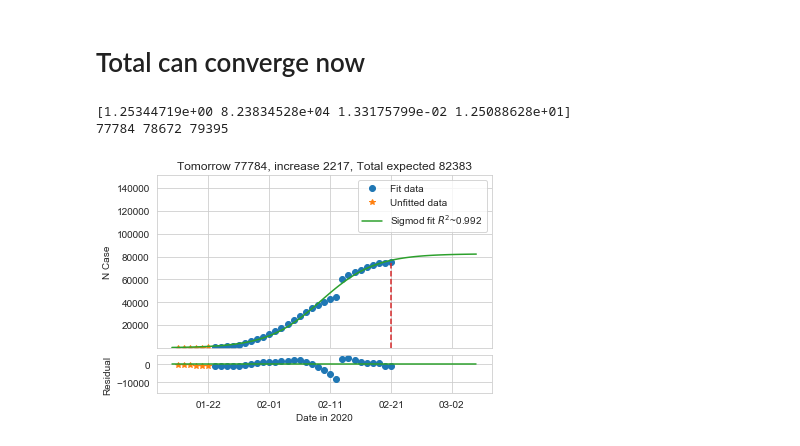
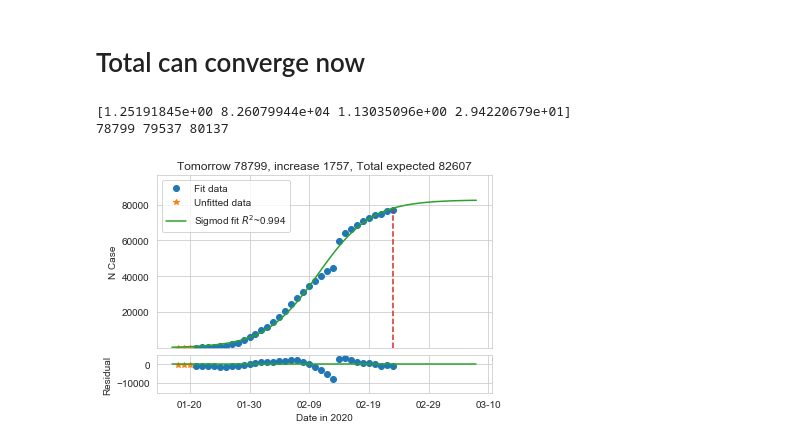
Before and after one commit to tongbaojia/vr_2020, a Jupyter notebook: Virus.ipynb, the cells around one changed output. Drawn from its saved outputs; the diff is of its cells as text; code cells hidden in the pictures.

```diff
--- a/Virus.ipynb
+++ b/Virus.ipynb
@@ -43,10 +43,11 @@ c = [
     1893,
     1751,
     396, # WTH?
-    892,
+    1717,
+    650
 ]
 # %%
-tmr_date = "2_21_2020"
+tmr_date = "2_22_2020"
 # %% [markdown]
 # Standard Imports
 # %%
@@ -168,7 +169,7 @@ def sigmoid(x, a, n, b, c):
 
 def prediction(my_func, name="sigmoid"):
     # initial guess for curve fit coefficients
-    starting_index = 6
+    starting_index = 3
     x_prev_data = np.arange(-starting_index + 1, 1)
     y_prev_data = np.array(total[:starting_index])
     xdata = np.arange(1, len(total[starting_index:])+1)
@@ -205,36 +206,36 @@ def prediction(my_func, name="sigmoid"):
     ax1.plot(x, y, label=r'Sigmod fit $R^2$~{}'.format(round(R2, 3)))
     ax1.plot([len(total) - starting_index, len(total) - starting_index], [0, ydata[-1]], '--')
     ax1.set_title("Tomorrow {}, increase {}, Total expected {}".format(pred, pred - total[-1], total_expected))
-    ax1.set_ylim(1, total[-1] * 2)
+    ax1.set_ylim(1, total[-1] * 1.25)
     ax1.legend(loc='best')
     # ax1.set_xticks([])
     # ax1.set_xlabel('Date')
     ax1.set_ylabel('N Case')
 
     residuals = ydata - my_func(xdata, *popt)
     prev_residuals = y_prev_data - my_func(x_prev_data, *popt)
     ax2.plot(xdata, residuals, 'o', label='residuals')
     ax2.plot(x_prev_data, prev_residuals, '*', label='prev residuals')
     ax2.plot(x, np.zeros(len(x)))
     ax2.set_ylim(min(residuals) * 2, 5000)
     ax2.set_xlabel('Date in 2020')
     ax2.set_ylabel('Residual')
     x_ticks = ax2.get_xticks()
     # print(x_ticks)
     current_day = len(total) - starting_index
     # correct time difference
     current_date = date.today() + timedelta(days=1)
     date_ticks = []
     for x_tick in x_ticks:
         date_ticks.append(current_date + timedelta(days=x_tick - current_day))
     date_ticks = [i.strftime('%m-%d') for i in date_ticks]
     # print(date_ticks)
     ax2.set_xticklabels(date_ticks)
     plt.savefig('Plots/{}_{}.png'.format(tmr_date, name), dpi=300)
     plt.show()
 
 prediction(sigmoid, "sigmoid")
 # %% [output]
-[1.25344719e+00 8.23834528e+04 1.33175799e-02 1.25088628e+01]
-77784 78672 79395
+[1.25191845e+00 8.26079944e+04 1.13035096e+00 2.94220679e+01]
+78799 79537 80137
-[figure, old version]
+[figure, new version]
```
Also changed, not shown: parts of 2 cells of this notebook, 3 other files.
